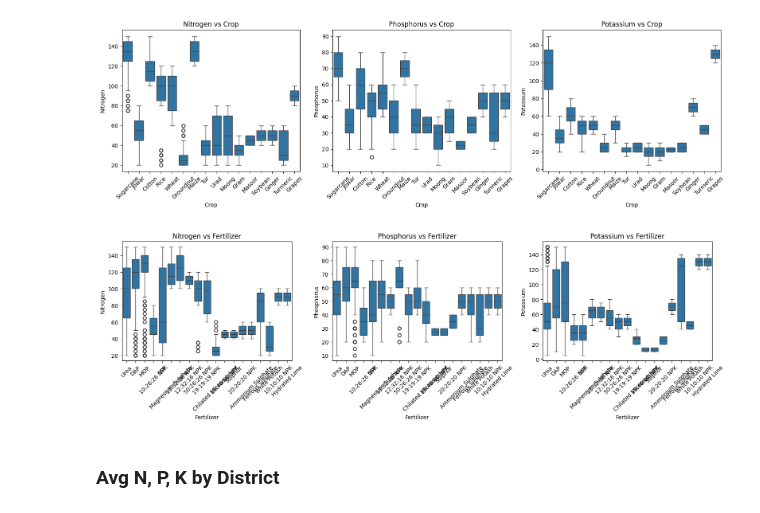
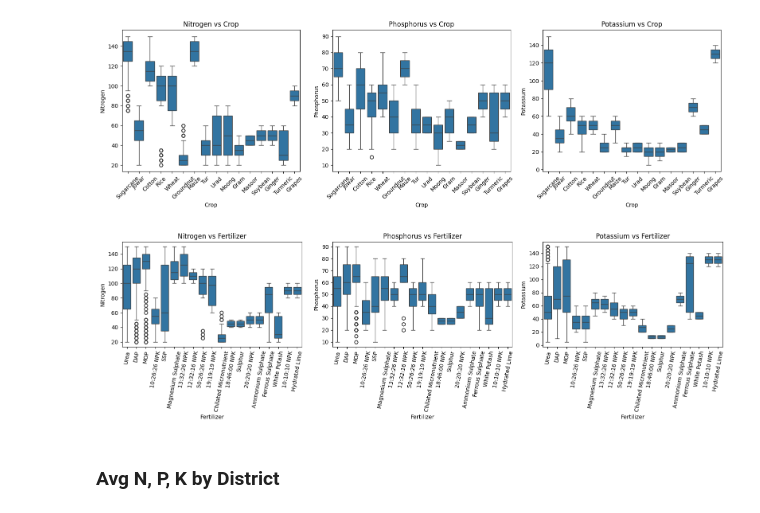
Before and after one commit to Majorproject-team/Main-Folder, a Jupyter notebook: notebook/newdataset1.ipynb, the cells around one changed output. Drawn from its saved outputs; the diff is of its cells as text; code cells hidden in the pictures.

```diff
--- a/notebook/newdataset1.ipynb
+++ b/notebook/newdataset1.ipynb
@@ -185,14 +212,14 @@ plt.show()
 # %%
 # 2) Boxplots: N, P, K vs Fertilizer (spot differences by fertilizer)
 fig, axes = plt.subplots(1, 3, figsize=(16,5))
 for ax, feat in zip(axes, ['Nitrogen','Phosphorus','Potassium']):
     sns.boxplot(data=df, x='Fertilizer', y=feat, ax=ax)
     ax.set_title(f"{feat} vs Fertilizer")
-    ax.tick_params(axis='x', rotation=45)
+    ax.tick_params(axis='x', rotation=80)
 plt.tight_layout()
 plt.show()
 # %% [output]
-[figure, old version]
+[figure, new version]
 # %% [markdown]
 ### Avg N, P, K by District
 # %%
```
Also changed, not shown: parts of 18 cells of this notebook, 7 other files.
